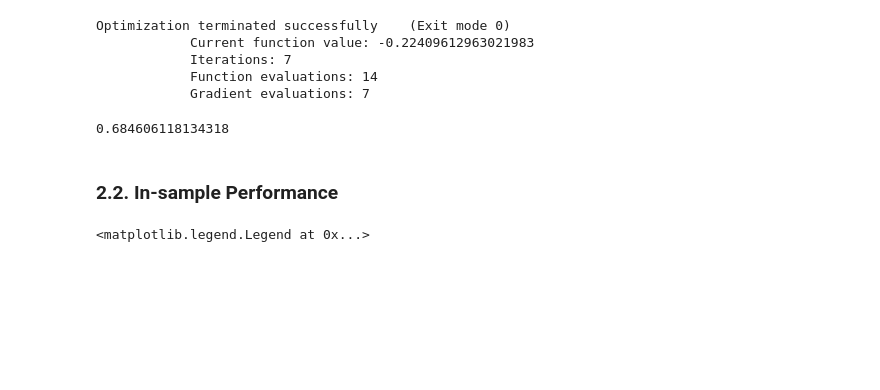
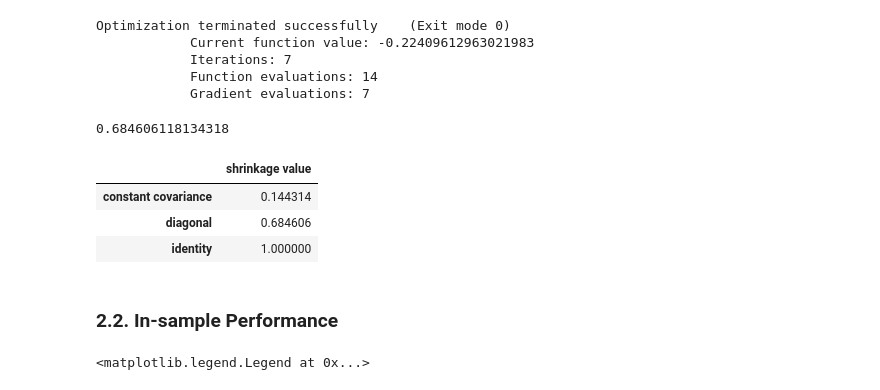
Before and after one commit to legendarycy/DBA3713_G10, a Jupyter notebook: Group Project.ipynb, the cells around one changed output. Saved outputs shown, nothing was run; the diff lists cells and outputs as text; code cells hidden in the pictures; blank space fills up the shorter version.

Commit message:
feat: table for 2.1

```diff
--- a/Group Project.ipynb
+++ b/Group Project.ipynb
@@ -654,6 +654,24 @@ Optimization terminated successfully    (Exit mode 0)
 r_diagonal.x[0]
 # %% [output]
 0.684606118134318
+# %%
+metrics = [
+    {'constant covariance': {'shrinkage value': r.x[0]}},
+    {'diagonal': {'shrinkage value': r_diagonal.x[0]}},
+    {'identity': {'shrinkage value': r_identity.x[0]}}
+]
+
+tabulatedResults = pd.DataFrame()
+for i in metrics:
+    dataframe = pd.DataFrame.from_dict(i, orient='index', columns=['shrinkage value'])
+    tabulatedResults = pd.concat([tabulatedResults, dataframe])
+
+tabulatedResults
+# %% [output]
+|  | shrinkage value |
+| constant covariance | 0.144314 |
+| diagonal | 0.684606 |
+| identity | 1.000000 |
 # %% [markdown]
 ### 2.2. In-sample Performance
 # %%
```
